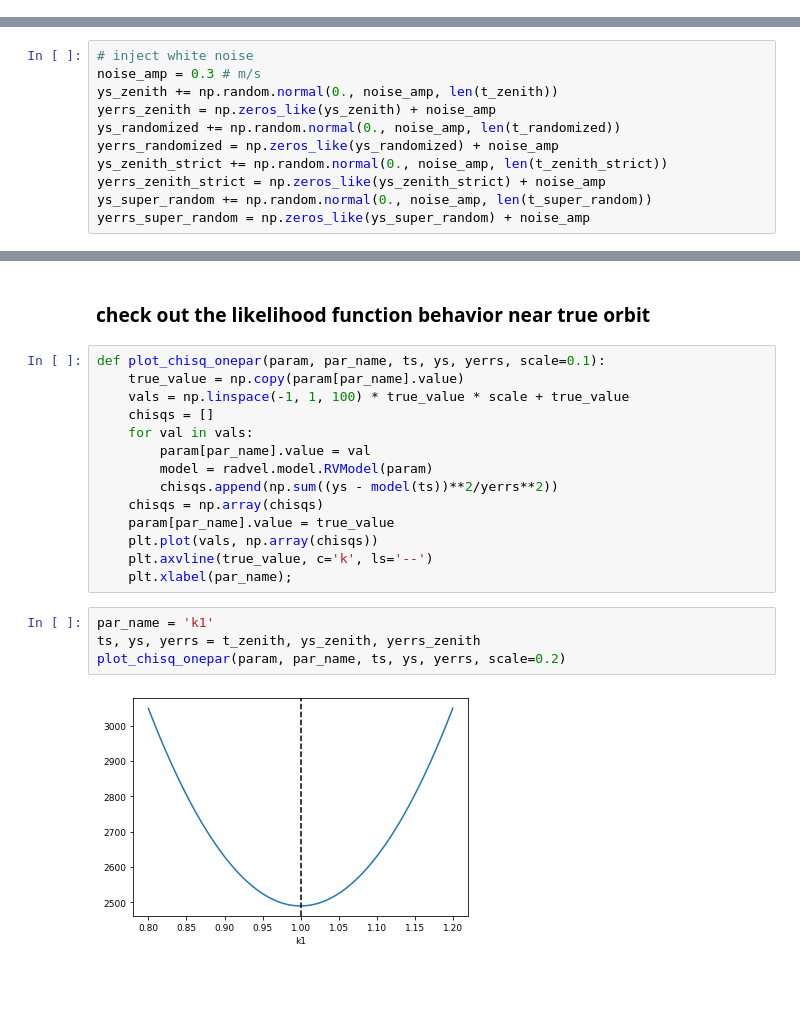
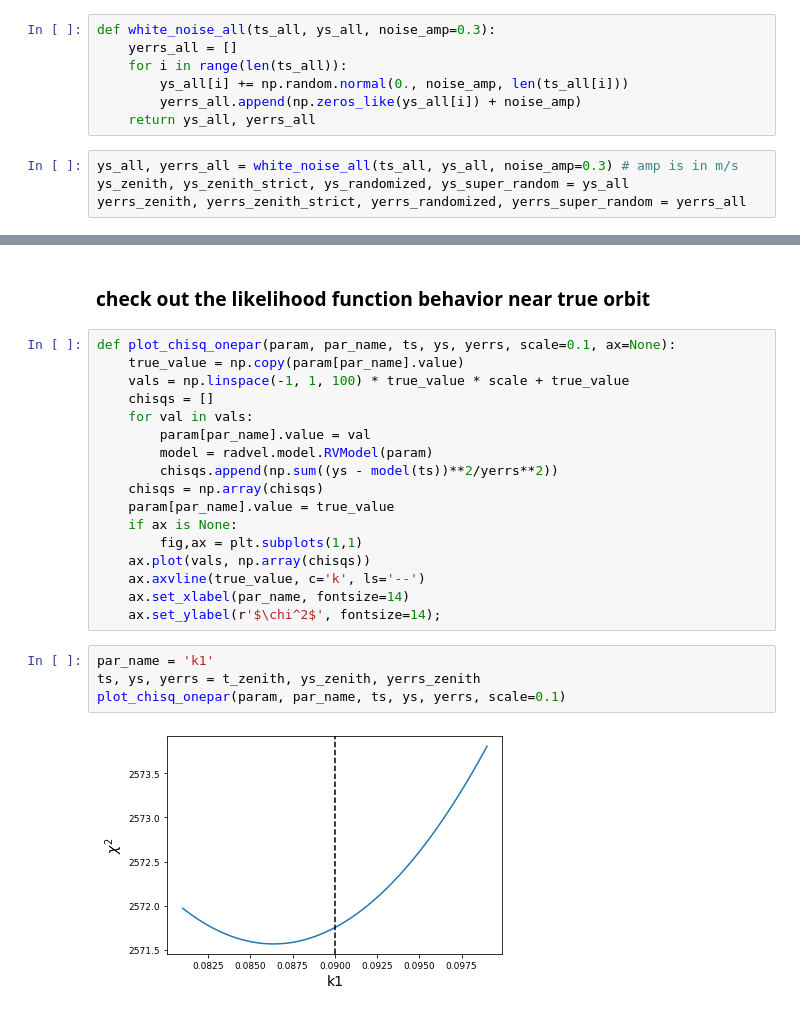
Before and after one commit to megbedell/thethethe, a Jupyter notebook: cadence/03-injection-recovery.ipynb, the cells around one changed output, grey strips where cells are left out. Drawn from its saved outputs; the diff is of its cells as text; blank space fills up the shorter version.

Commit message:
condensed functions and chisq plots

```diff
--- a/cadence/03-injection-recovery.ipynb
+++ b/cadence/03-injection-recovery.ipynb
@@ -50,16 +56,16 @@ ys_zenith_strict = model(t_zenith_strict, use_c_kepler_solver=False)
+# %%
+def white_noise_all(ts_all, ys_all, noise_amp=0.3):
+    yerrs_all = []
+    for i in range(len(ts_all)):
+        ys_all[i] += np.random.normal(0., noise_amp, len(ts_all[i]))
+        yerrs_all.append(np.zeros_like(ys_all[i]) + noise_amp)
+    return ys_all, yerrs_all
+# %%
+ys_all, yerrs_all = white_noise_all(ts_all, ys_all, noise_amp=0.3) # amp is in m/s
+ys_zenith, ys_zenith_strict, ys_randomized, ys_super_random = ys_all
+yerrs_zenith, yerrs_zenith_strict, yerrs_randomized, yerrs_super_random = yerrs_all
 # %% [markdown]
 ### simulate detection with periodogram
-# %%
-# inject white noise
-noise_amp = 0.3 # m/s
-ys_zenith += np.random.normal(0., noise_amp, len(t_zenith))
-yerrs_zenith = np.zeros_like(ys_zenith) + noise_amp
-ys_randomized += np.random.normal(0., noise_amp, len(t_randomized))
-yerrs_randomized = np.zeros_like(ys_randomized) + noise_amp
-ys_zenith_strict += np.random.normal(0., noise_amp, len(t_zenith_strict))
-yerrs_zenith_strict = np.zeros_like(ys_zenith_strict) + noise_amp
-ys_super_random += np.random.normal(0., noise_amp, len(t_super_random))
-yerrs_super_random = np.zeros_like(ys_super_random) + noise_amp
 # %%
 # copied from notebook 02
 
@@ -117,7 +123,7 @@ plot_periodograms(ys_zenith, ys_zenith_strict, ys_randomized, ys_super_random,
 # %% [markdown]
 ### check out the likelihood function behavior near true orbit
 # %%
-def plot_chisq_onepar(param, par_name, ts, ys, yerrs, scale=0.1):
+def plot_chisq_onepar(param, par_name, ts, ys, yerrs, scale=0.1, ax=None):
     true_value = np.copy(param[par_name].value)
     vals = np.linspace(-1, 1, 100) * true_value * scale + true_value
     chisqs = []
@@ -127,12 +133,15 @@ def plot_chisq_onepar(param, par_name, ts, ys, yerrs, scale=0.1):
         chisqs.append(np.sum((ys - model(ts))**2/yerrs**2))
     chisqs = np.array(chisqs)
     param[par_name].value = true_value
-    plt.plot(vals, np.array(chisqs))
-    plt.axvline(true_value, c='k', ls='--')
-    plt.xlabel(par_name);
+    if ax is None:
+        fig,ax = plt.subplots(1,1)
+    ax.plot(vals, np.array(chisqs))
+    ax.axvline(true_value, c='k', ls='--')
+    ax.set_xlabel(par_name, fontsize=14)
+    ax.set_ylabel(r'$\chi^2$', fontsize=14);
 # %%
 par_name = 'k1'
 ts, ys, yerrs = t_zenith, ys_zenith, yerrs_zenith
-plot_chisq_onepar(param, par_name, ts, ys, yerrs, scale=0.2)
+plot_chisq_onepar(param, par_name, ts, ys, yerrs, scale=0.1)
 # %% [output]
-[figure, old version]
+[figure, new version]
```
Also changed, not shown: parts of 18 cells of this notebook.
